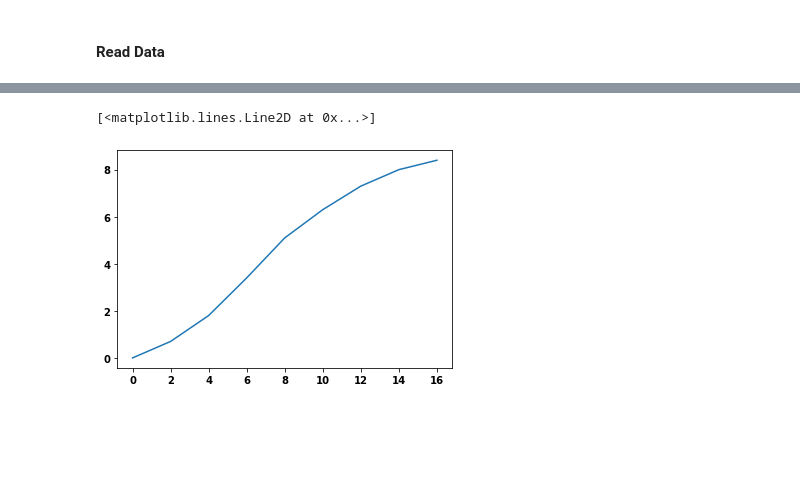
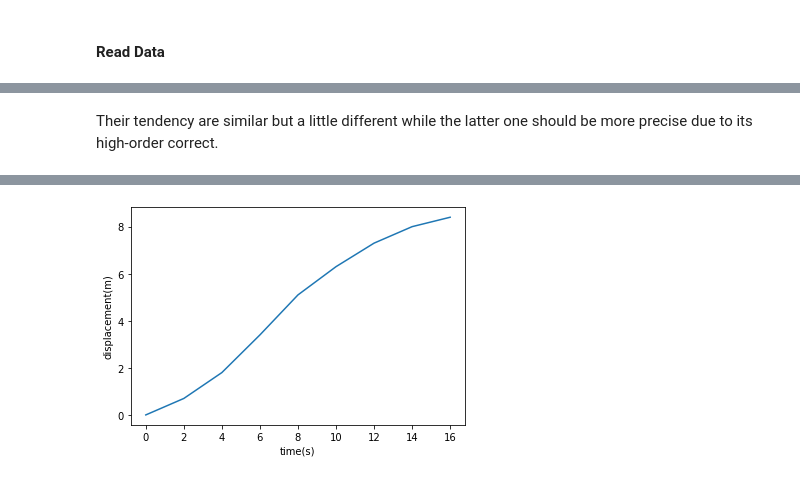
Before and after one commit to autotntfan/numerical-analysis, a Jupyter notebook: HW3/HW3.ipynb, the cells around one changed output, grey strips where cells are left out. Drawn from its saved outputs; the diff is of its cells as text; code cells hidden in the pictures; blank space fills up the shorter version.

```diff
--- a/HW3/HW3.ipynb
+++ b/HW3/HW3.ipynb
@@ -284,3 +423,5 @@ array([[  0.        ,   0.        ,  34.53125   , ...,  -6.89453125,
+# %% [markdown]
+Their tendency are similar but a little different while the latter one should be more precise due to its high-order correct.
 # %% [markdown]
 ### problem 3
 reference1: https://www.dam.brown.edu/people/alcyew/handouts/numdiff.pdf
@@ -318,9 +459,11 @@ b. Centered fintie-difference method:
    $ f'(x)=\{f(x+\Delta x)-f(x-\Delta x)\}/(2\Delta x)=(7.3-5.1)/(2\times2)=0.55 $
    $ f''(x)=\{f(x+\Delta x)-2f(x)+f(x-\Delta x)\}/\Delta x^2=(7.3-2\times6.3+5.1)/2^2=-0.05 $
 # %%
-t = np.array([0,2,4,6,8,10,12,14,16])
-x = np.array([0,0.7,1.8,3.4,5.1,6.3,7.3,8.0,8.4])
-plt.plot(t,x)
+T_prime = np.array([0,2,4,6,8,10,12,14,16])
+X = np.array([0,0.7,1.8,3.4,5.1,6.3,7.3,8.0,8.4])
+plt.plot(T_prime,X)
+plt.xlabel('time(s)')
+plt.ylabel('displacement(m)')
+plt.show()
 # %% [output]
-[<matplotlib.lines.Line2D at 0x...>]
-[figure, old version]
+[figure, new version]
```
Also changed, not shown: parts of 39 cells of this notebook, 1 other file.
